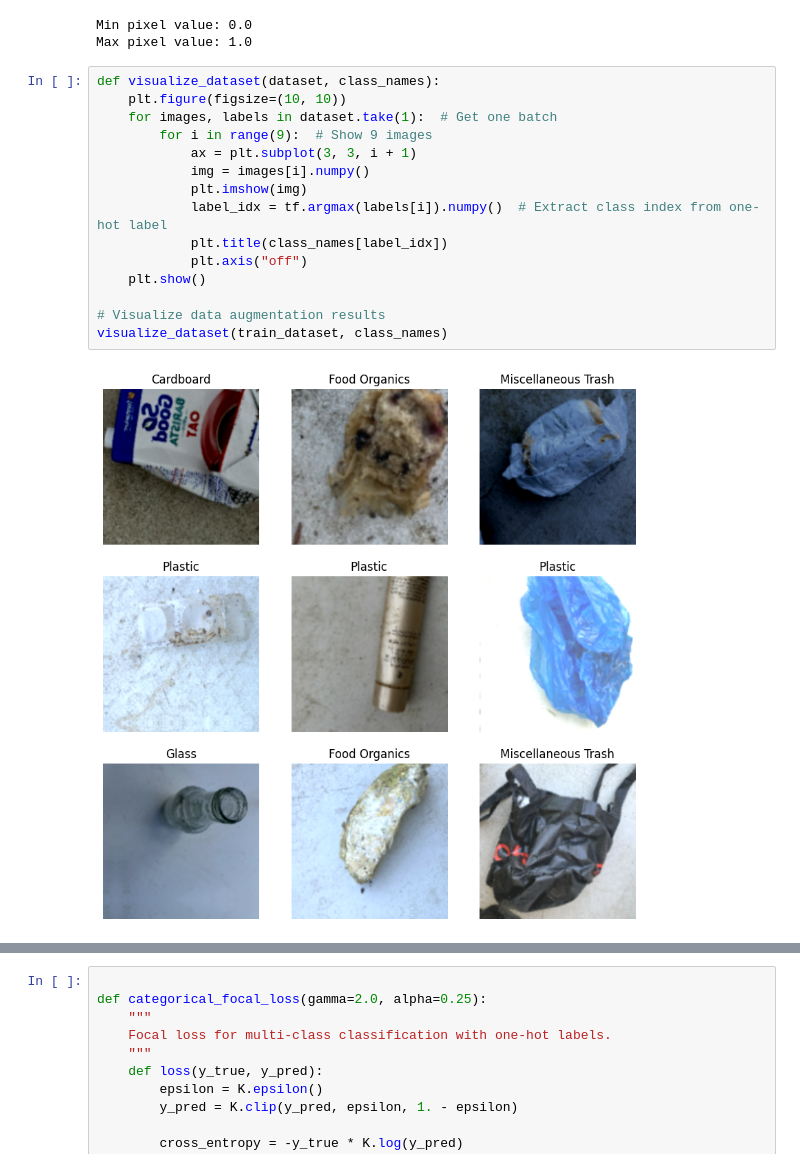
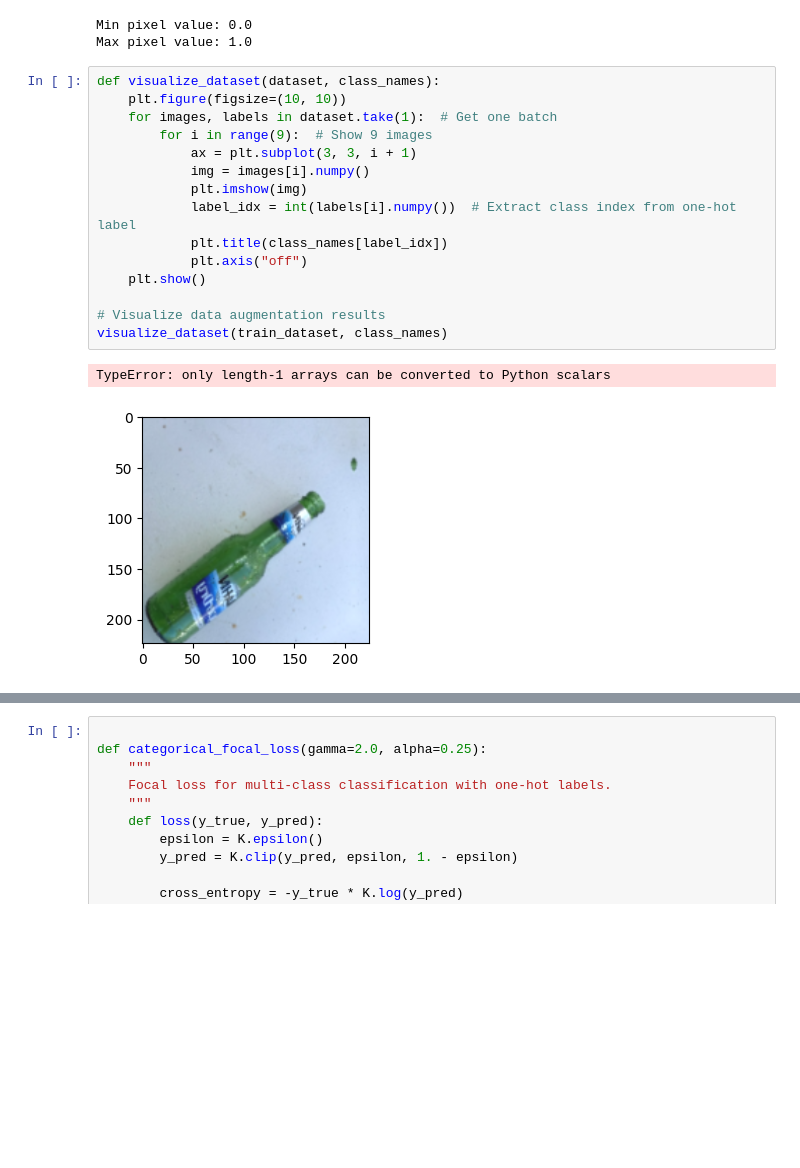
Before and after one commit to Anagha235/CNN-Data-Science-Project, a Jupyter notebook: CNN.ipynb, the cells around one changed output, grey strips where cells are left out. Saved outputs shown, nothing was run; the diff lists cells and outputs as text; blank space fills up the shorter version.

```diff
--- a/CNN.ipynb
+++ b/CNN.ipynb
@@ -104,20 +125,21 @@ Max pixel value: 1.0
 # %%
 def visualize_dataset(dataset, class_names):
     plt.figure(figsize=(10, 10))
     for images, labels in dataset.take(1):  # Get one batch
         for i in range(9):  # Show 9 images
             ax = plt.subplot(3, 3, i + 1)
             img = images[i].numpy()
             plt.imshow(img)
-            label_idx = tf.argmax(labels[i]).numpy()  # Extract class index from one-hot label
+            label_idx = int(labels[i].numpy())  # Extract class index from one-hot label
             plt.title(class_names[label_idx])
             plt.axis("off")
     plt.show()
 
 # Visualize data augmentation results
 visualize_dataset(train_dataset, class_names)
 # %% [output]
+TypeError: only length-1 arrays can be converted to Python scalars
-[figure, old version]
+[figure, new version]
 # %%
 
 
```
Also changed, not shown: parts of 32 cells of this notebook.
